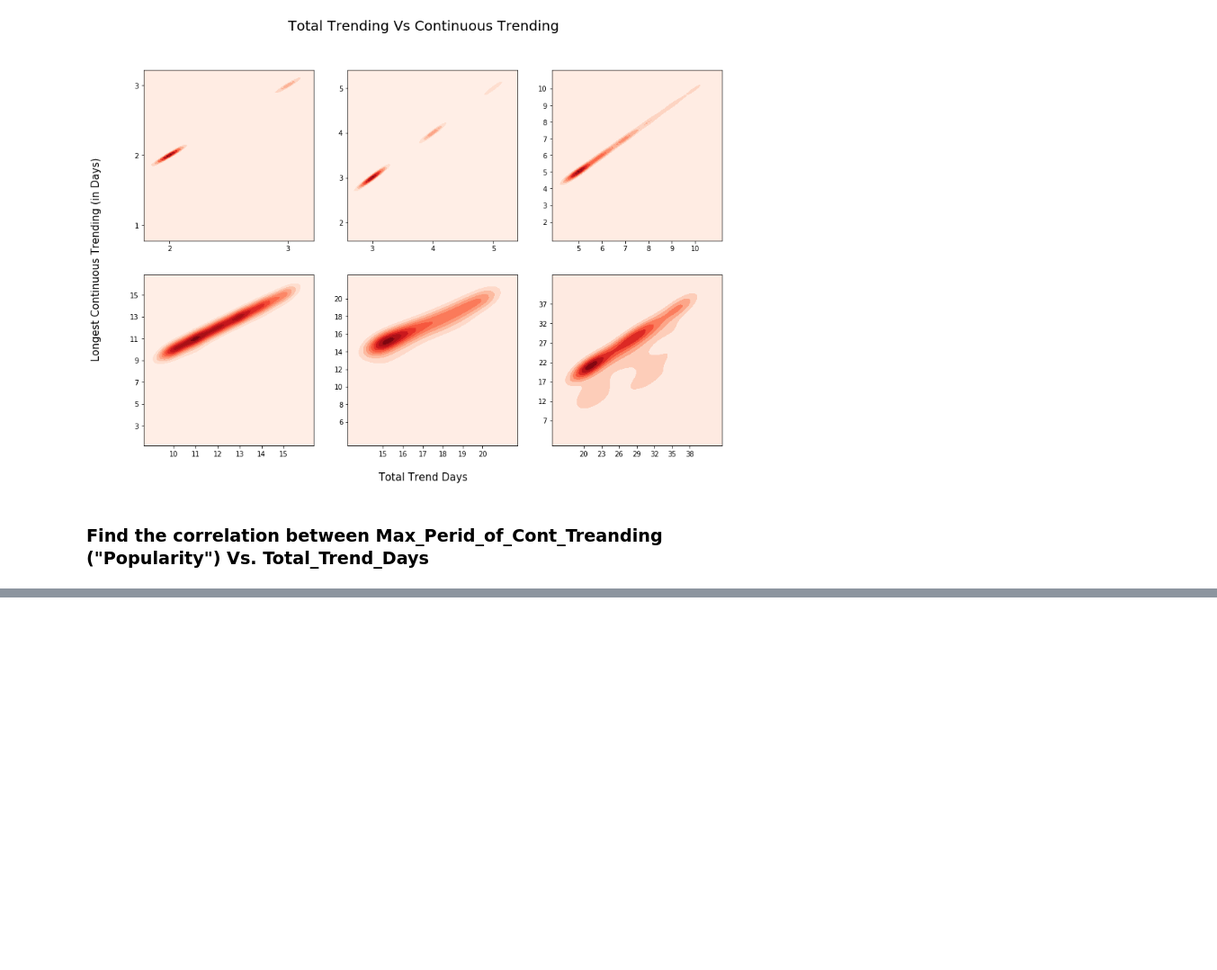
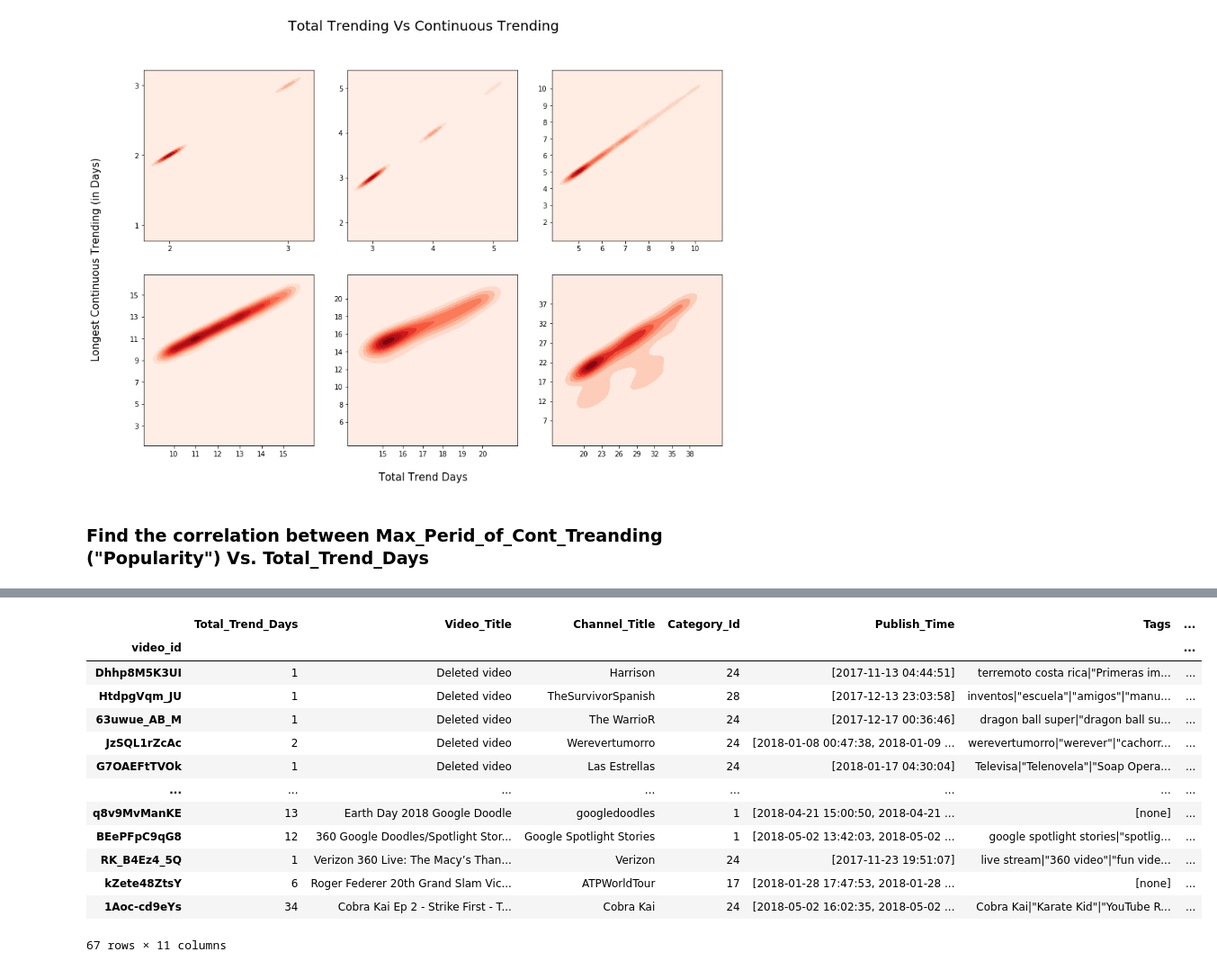
Before and after one commit to bnarath/YouTube_Trending, a Jupyter notebook: youtube-trending/Code/youtube_trending.ipynb, the cells around one changed output, grey strips where cells are left out. Shown at 90% size. Drawn from its saved outputs; the diff is of its cells as text; code cells hidden in the pictures; blank space fills up the shorter version.

```diff
--- a/youtube-trending/Code/youtube_trending.ipynb
+++ b/youtube-trending/Code/youtube_trending.ipynb
@@ -289,0 +426,7 @@ st.pearsonr(Trending_Pattern_DF['Total_Trend_Days'], Trending_Pattern_DF['Max_Pe
+# %%
+Popularity_DF = Video_DF.groupby('video_id').aggregate(Total_Trend_Days=('trending_date', 'count'), Video_Title=('title', 'first'),
+                                      Channel_Title=('channel_title', 'first'), Category_Id=('category_id', 'first'),
+                                      Publish_Time=('publish_time', lambda x:x.to_list()), Tags = ('tags', 'first'),
+                                      Always_Comments_Disabled=('comments_disabled', lambda x: (True if np.prod(x.to_list()) else False)),
+                                      Always_Ratings_Disabled=('ratings_disabled', lambda x: (True if np.prod(x.to_list()) else False)),
+                                      Description = ('description', 'first'), Country = ('country', 'first'))
@@ -289,0 +458,17 @@ st.pearsonr(Trending_Pattern_DF['Total_Trend_Days'], Trending_Pattern_DF['Max_Pe
+# %%
+Popularity_DF.loc[Video_DF[Video_DF['video_error_or_removed']]['video_id'].unique(),:]
+# %% [output]
+|  | Total_Trend_Days | Video_Title | Channel_Title | Category_Id | Publish_Time | Tags | ... |
+| video_id |  |  |  |  |  |  | ... |
+| Dhhp8M5K3UI | 1 | Deleted video | Harrison | 24 | [2017-11-13 04:44:51] | terremoto costa rica|"Primeras im... | ... |
+| HtdpgVqm_JU | 1 | Deleted video | TheSurvivorSpanish | 28 | [2017-12-13 23:03:58] | inventos|"escuela"|"amigos"|"manu... | ... |
+| 63uwue_AB_M | 1 | Deleted video | The WarrioR | 24 | [2017-12-17 00:36:46] | dragon ball super|"dragon ball su... | ... |
+| JzSQL1rZcAc | 2 | Deleted video | Werevertumorro | 24 | [2018-01-08 00:47:38, 2018-01-09 ... | werevertumorro|"werever"|"cachorr... | ... |
+| G7OAEFtTVOk | 1 | Deleted video | Las Estrellas | 24 | [2018-01-17 04:30:04] | Televisa|"Telenovela"|"Soap Opera... | ... |
+| ... | ... | ... | ... | ... | ... | ... | ... |
+| q8v9MvManKE | 13 | Earth Day 2018 Google Doodle | googledoodles | 1 | [2018-04-21 15:00:50, 2018-04-21 ... | [none] | ... |
+| BEePFpC9qG8 | 12 | 360 Google Doodles/Spotlight Stor... | Google Spotlight Stories | 1 | [2018-05-02 13:42:03, 2018-05-02 ... | google spotlight stories|"spotlig... | ... |
+| RK_B4Ez4_5Q | 1 | Verizon 360 Live: The Macy’s Than... | Verizon | 24 | [2017-11-23 19:51:07] | live stream|"360 video"|"fun vide... | ... |
+| kZete48ZtsY | 6 | Roger Federer 20th Grand Slam Vic... | ATPWorldTour | 17 | [2018-01-28 17:47:53, 2018-01-28 ... | [none] | ... |
+| 1Aoc-cd9eYs | 34 | Cobra Kai Ep 2 - Strike First - T... | Cobra Kai | 24 | [2018-05-02 16:02:35, 2018-05-02 ... | Cobra Kai|"Karate Kid"|"YouTube R... | ... |
+67 rows × 11 columns
```
Also changed, not shown: parts of 24 cells of this notebook, 1 other file.
